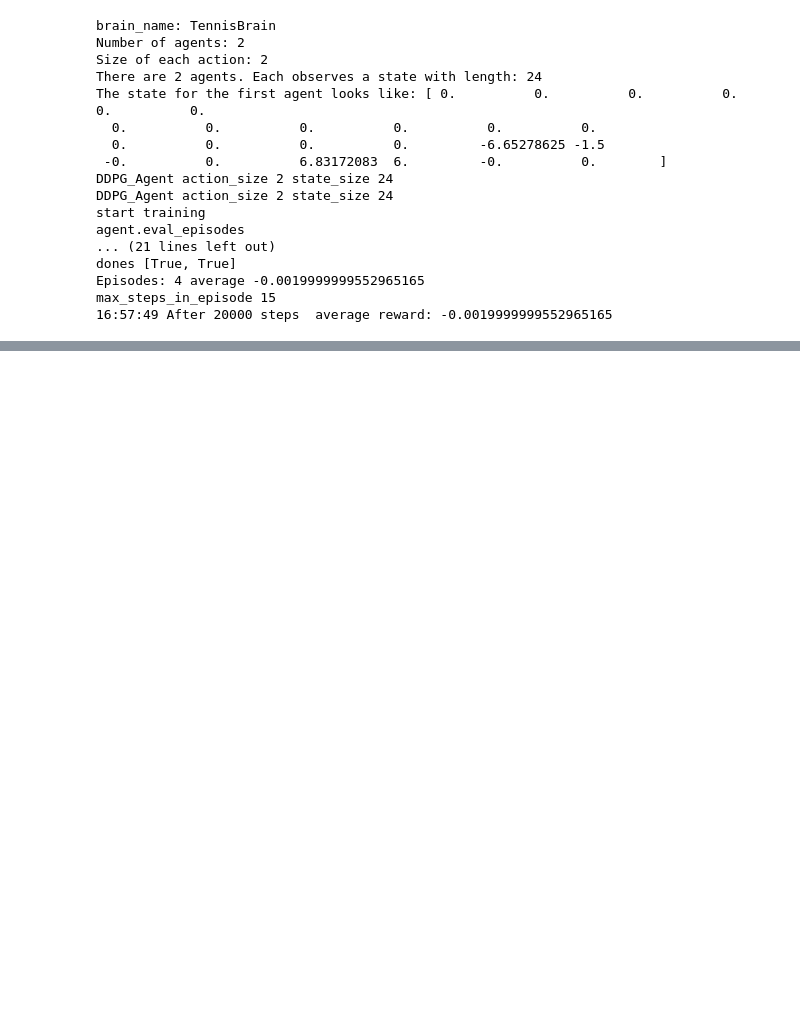
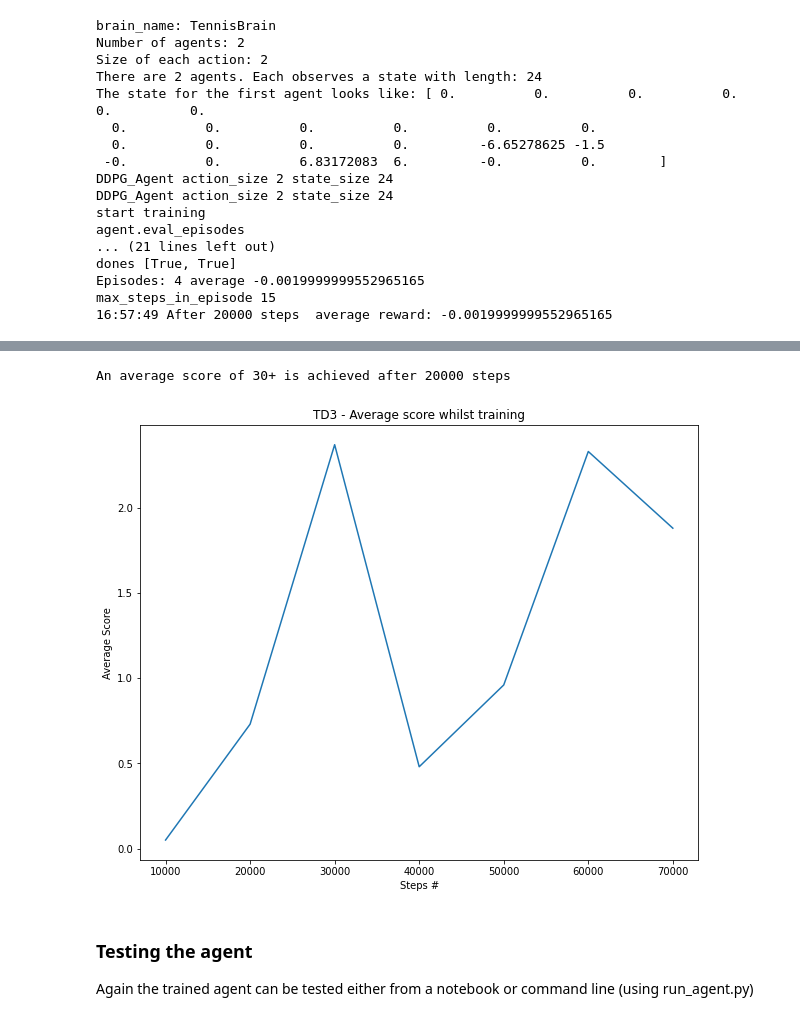
Before and after one commit to markmelling/rl_collab-compet, a Jupyter notebook: Tennis.ipynb, the cells around one changed output, grey strips where cells are left out. Saved outputs shown, nothing was run; the diff lists cells and outputs as text; code cells hidden in the pictures; blank space fills up the shorter version.

```diff
--- a/Tennis.ipynb
+++ b/Tennis.ipynb
@@ -187,0 +233,27 @@ max_steps_in_episode 15
+# %%
+import matplotlib.pyplot as plt
+%matplotlib inline
+
+import pandas as pd
+
+df = pd.read_csv('td3_base.csv')
+
+first_row_solved = df[df['average_score'] > 0.5].iloc[0]
+print(f'An average score of 30+ is achieved after {round(first_row_solved.steps)} steps')
+
+plt.rcParams["figure.figsize"] = (10,8)
+
+fig = plt.figure()
+ax = fig.add_subplot(111)
+plt.title('TD3 - Average score whilst training')
+plt.plot(df['steps'], df['average_score'])
+plt.ylabel('Average Score')
+plt.xlabel('Steps #')
+plt.savefig('td3_learning_rate')
+# %% [output]
+An average score of 30+ is achieved after 20000 steps
+[figure, added]
+# %% [markdown]
+### Testing the agent
+
+Again the trained agent can be tested either from a notebook or command line (using run_agent.py)
```
Also changed, not shown: parts of 6 cells of this notebook.
